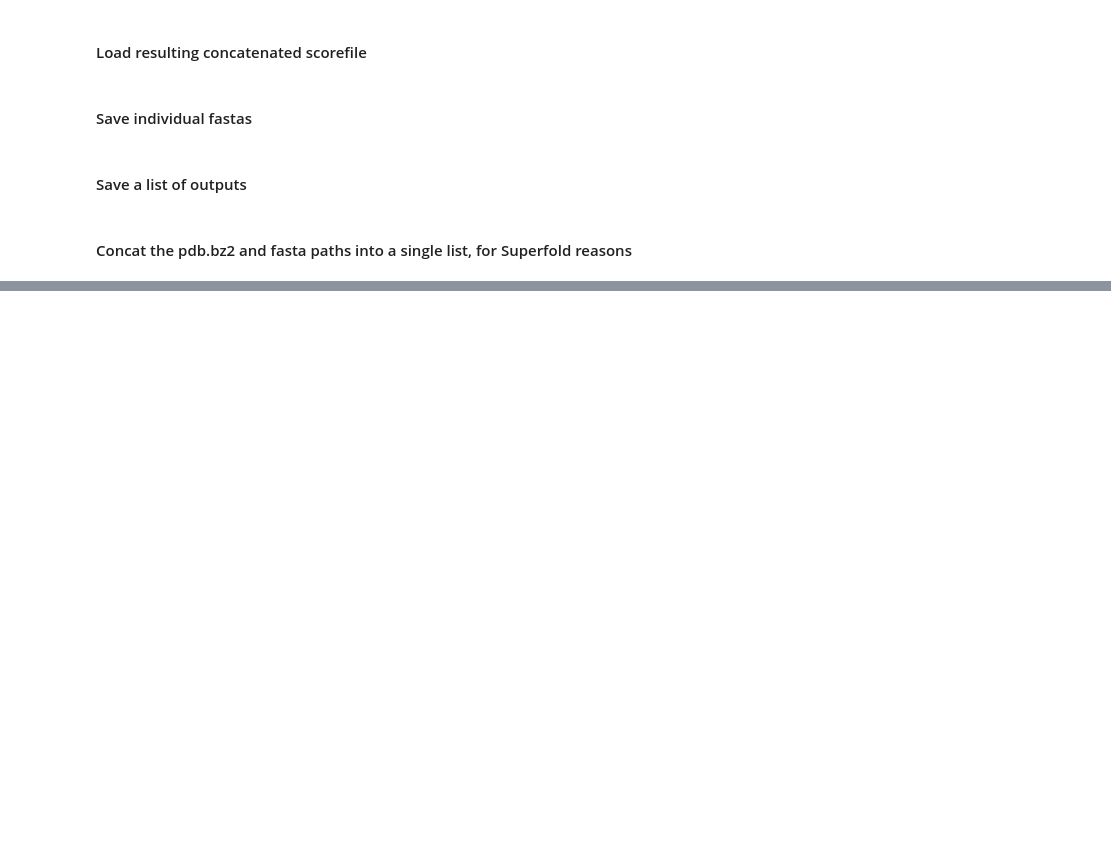
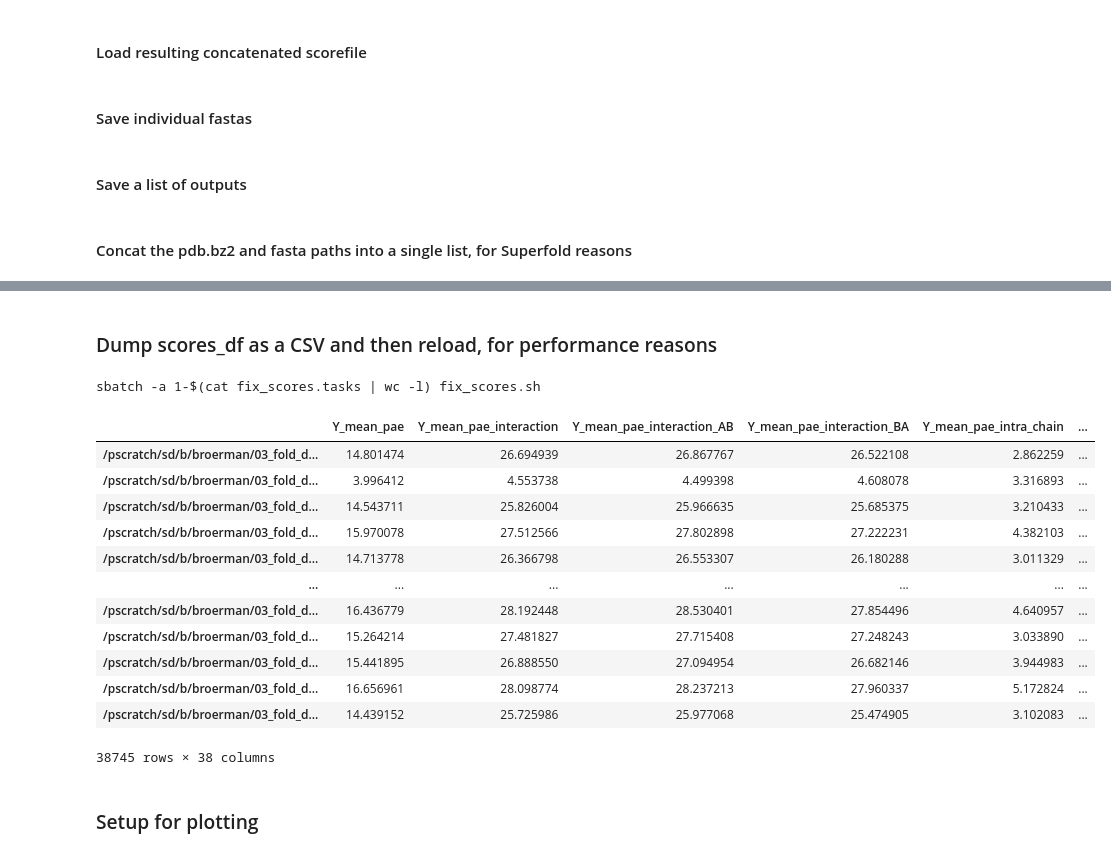
Before and after one commit to proleu/crispy_shifty, a Jupyter notebook: projects/crispy_shifty_dimers/round_2/mpnn_upweight_int/redesign_good_backbones.ipynb, the cells around one changed output, grey strips where cells are left out. Drawn from its saved outputs; the diff is of its cells as text; code cells hidden in the pictures; blank space fills up the shorter version.

```diff
--- a/projects/crispy_shifty_dimers/round_2/mpnn_upweight_int/redesign_good_backbones.ipynb
+++ b/projects/crispy_shifty_dimers/round_2/mpnn_upweight_int/redesign_good_backbones.ipynb
@@ -149,0 +170,2 @@ with open(os.path.join(output_path, "mpnn_paired_states.pair"), "w") as f:
+# %% [markdown]
+### Dump scores_df as a CSV and then reload, for performance reasons
@@ -149,0 +177,36 @@ with open(os.path.join(output_path, "mpnn_paired_states.pair"), "w") as f:
+# %%
+# mpnn scores were accidentally not included in the folding function
+# get them from the original files
+
+sbatch_fname = 'fix_scores'
+
+from glob import glob
+
+task_lines = []
+
+for out_dir in sorted(glob("/home/broerman/crispy_shifty/projects/crispy_shifty_dimers/round_2/mpnn_upweight_int/03_fold_dimer_Y/decoys/*")):
+    task_lines.append(f"/home/broerman/crispy_shifty/projects/crispy_shifty_dimers/round_2/mpnn_upweight_int/03_fold_dimer_Y/{sbatch_fname}.py {out_dir.split('/')[-1]}\n")
+
+with open(f'/home/broerman/crispy_shifty/projects/crispy_shifty_dimers/round_2/mpnn_upweight_int/03_fold_dimer_Y/{sbatch_fname}.tasks', 'w') as tasks_file:
+    tasks_file.write(''.join(task_lines))
+
+print(f'sbatch -a 1-$(cat {sbatch_fname}.tasks | wc -l) {sbatch_fname}.sh')
+
+sbatch_script = \
+f"""#!/usr/bin/env bash
+#SBATCH -J {sbatch_fname}
+#SBATCH -e /home/broerman/projects/CSD/slurm_logs/{sbatch_fname}-%J.err
+#SBATCH -o /home/broerman/projects/CSD/slurm_logs/{sbatch_fname}-%J.out
+#SBATCH -p short
+#SBATCH -c 1
+#SBATCH --mem=3G
+
+JOB_ID=${{SLURM_JOB_ID%;*}}
+CMD=$(sed -n "${{SLURM_ARRAY_TASK_ID}}p" /home/broerman/crispy_shifty/projects/crispy_shifty_dimers/round_2/mpnn_upweight_int/03_fold_dimer_Y/{sbatch_fname}.tasks)
+echo "${{CMD}}" | bash
+"""
+
+with open(f'/home/broerman/crispy_shifty/projects/crispy_shifty_dimers/round_2/mpnn_upweight_int/03_fold_dimer_Y/{sbatch_fname}.sh', 'w') as sh_file:
+    sh_file.write(sbatch_script)
+# %% [output]
+sbatch -a 1-$(cat fix_scores.tasks | wc -l) fix_scores.sh
@@ -149,0 +219,35 @@ with open(os.path.join(output_path, "mpnn_paired_states.pair"), "w") as f:
+# %%
+# add mpnn scores to scores_df
+from glob import glob
+mpnn_scores_df = pd.DataFrame()
+partial_scores_dfs = []
+for partial_scores_csv in glob('03_fold_dimer_Y/fixed_scores/*.csv'):
+    partial_scores_df = pd.read_csv(partial_scores_csv, index_col="Unnamed: 0")
+    partial_scores_dfs.append(partial_scores_df)
+mpnn_scores_df = pd.concat(partial_scores_dfs)
+scores_df = pd.concat([scores_df_old, mpnn_scores_df], axis=1)
+if not os.path.exists(os.path.join(output_path, "scores.csv")):
+    scores_df.to_csv(os.path.join(output_path, "scores.csv"))
+
+from IPython.display import display
+with pd.option_context(
+    'display.max_columns', None,
+    # 'display.max_rows', None,
+):
+    display(scores_df)
+# %% [output]
+|  | Y_mean_pae | Y_mean_pae_interaction | Y_mean_pae_interaction_AB | Y_mean_pae_interaction_BA | Y_mean_pae_intra_chain | ... |
+| /pscratch/sd/b/broerman/03_fold_d... | 14.801474 | 26.694939 | 26.867767 | 26.522108 | 2.862259 | ... |
+| /pscratch/sd/b/broerman/03_fold_d... | 3.996412 | 4.553738 | 4.499398 | 4.608078 | 3.316893 | ... |
+| /pscratch/sd/b/broerman/03_fold_d... | 14.543711 | 25.826004 | 25.966635 | 25.685375 | 3.210433 | ... |
+| /pscratch/sd/b/broerman/03_fold_d... | 15.970078 | 27.512566 | 27.802898 | 27.222231 | 4.382103 | ... |
+| /pscratch/sd/b/broerman/03_fold_d... | 14.713778 | 26.366798 | 26.553307 | 26.180288 | 3.011329 | ... |
+| ... | ... | ... | ... | ... | ... | ... |
+| /pscratch/sd/b/broerman/03_fold_d... | 16.436779 | 28.192448 | 28.530401 | 27.854496 | 4.640957 | ... |
+| /pscratch/sd/b/broerman/03_fold_d... | 15.264214 | 27.481827 | 27.715408 | 27.248243 | 3.033890 | ... |
+| /pscratch/sd/b/broerman/03_fold_d... | 15.441895 | 26.888550 | 27.094954 | 26.682146 | 3.944983 | ... |
+| /pscratch/sd/b/broerman/03_fold_d... | 16.656961 | 28.098774 | 28.237213 | 27.960337 | 5.172824 | ... |
+| /pscratch/sd/b/broerman/03_fold_d... | 14.439152 | 25.725986 | 25.977068 | 25.474905 | 3.102083 | ... |
+38745 rows × 38 columns
+# %% [markdown]
+### Setup for plotting
```
Also changed, not shown: parts of 18 cells of this notebook, 2 other files.
